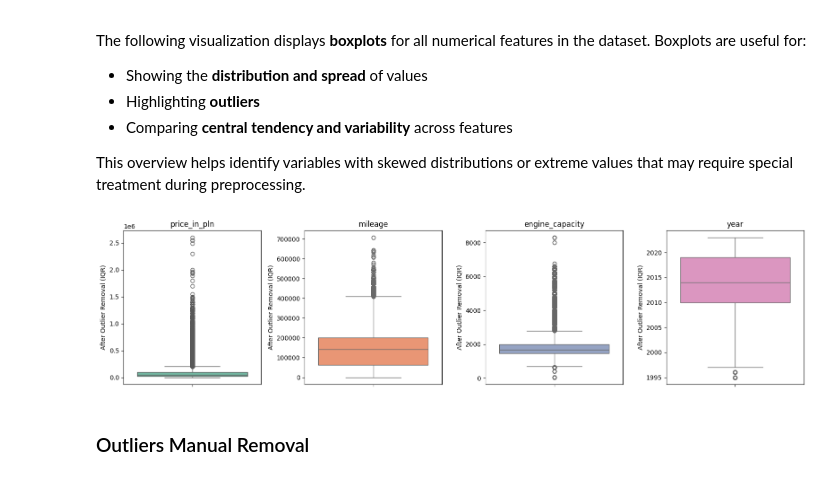
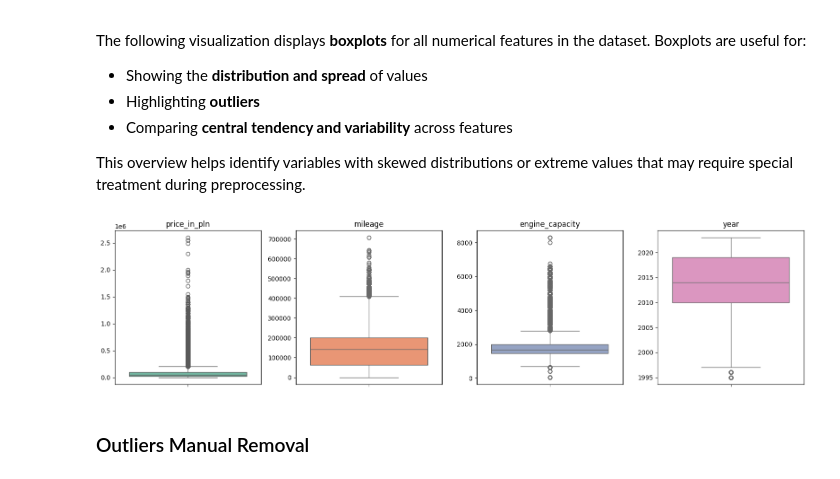
Before and after one commit to andreaalboni/Machine-Learning-Exam, a Jupyter notebook: exam.ipynb, the cells around one changed output. Saved outputs shown, nothing was run; the diff lists cells and outputs as text; code cells hidden in the pictures.

Commit message:
updating boxplots

```diff
--- a/exam.ipynb
+++ b/exam.ipynb
@@ -324,26 +324,20 @@ The following visualization displays **boxplots** for all numerical features in
 
 This overview helps identify variables with skewed distributions or extreme values that may require special treatment during preprocessing.
 # %%
-# Selecting numerical columns for boxplot visualization
-numerical_cols = df.select_dtypes(include='number').columns
-n = len(numerical_cols)
-
-
-rows = 3  # "before", and "after"
-cols = n  # Number of rows needed for the boxplots
+# Boxplot for numerical columns - outliers detection
+plot_cols = ['price_in_pln', 'mileage', 'engine_capacity', 'year']
+n = len(plot_cols)
 palette = sns.color_palette("Set2", n_colors=n)
 
-# Visualizza solo i boxplot degli outlier rimossi tramite IQR
 fig, axes = plt.subplots(1, n, figsize=(4 * n, 4))
-for col_idx, col_name in enumerate(numerical_cols):
+for col_idx, col_name in enumerate(plot_cols):
     sns.boxplot(y=df[col_name], color=palette[col_idx], ax=axes[col_idx])
     axes[col_idx].set_title(col_name)
-    axes[col_idx].set_ylabel("After Outlier Removal (IQR)")
-    axes[col_idx].set_xlabel("")
+    axes[col_idx].set_ylabel('')
 plt.tight_layout()
 plt.show()
 # %% [output]
-[figure, old version]
+[figure, new version]
 # %% [markdown]
 ###  Outliers Manual Removal
 # %%
```
Also changed, not shown: parts of 1 cell of this notebook, 1 other file.
